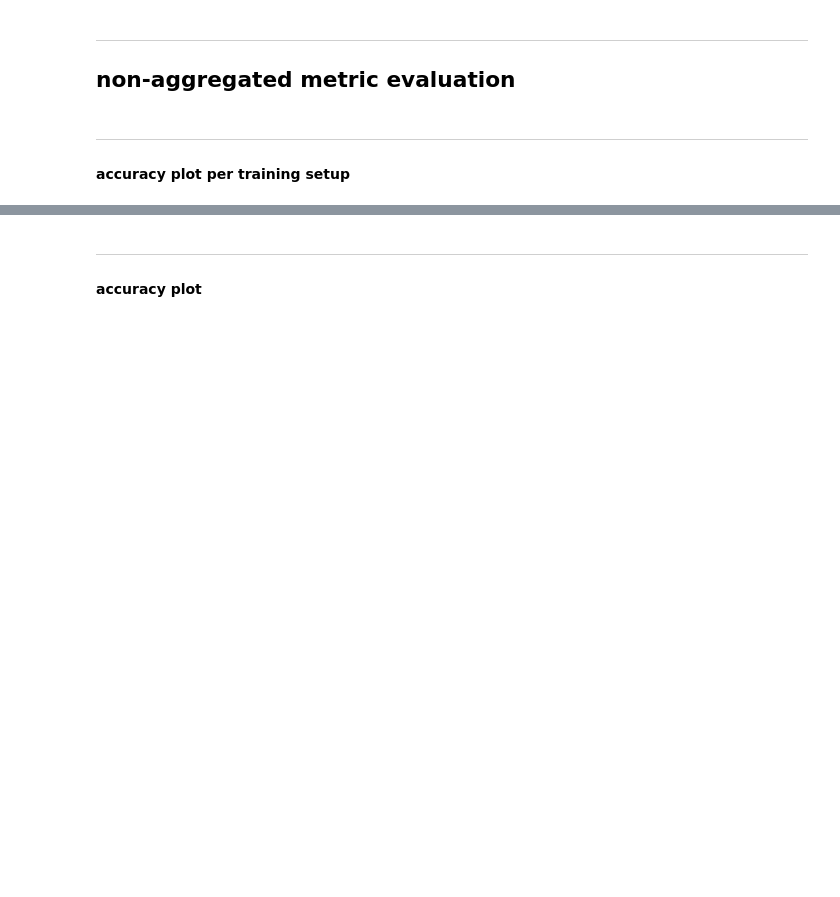
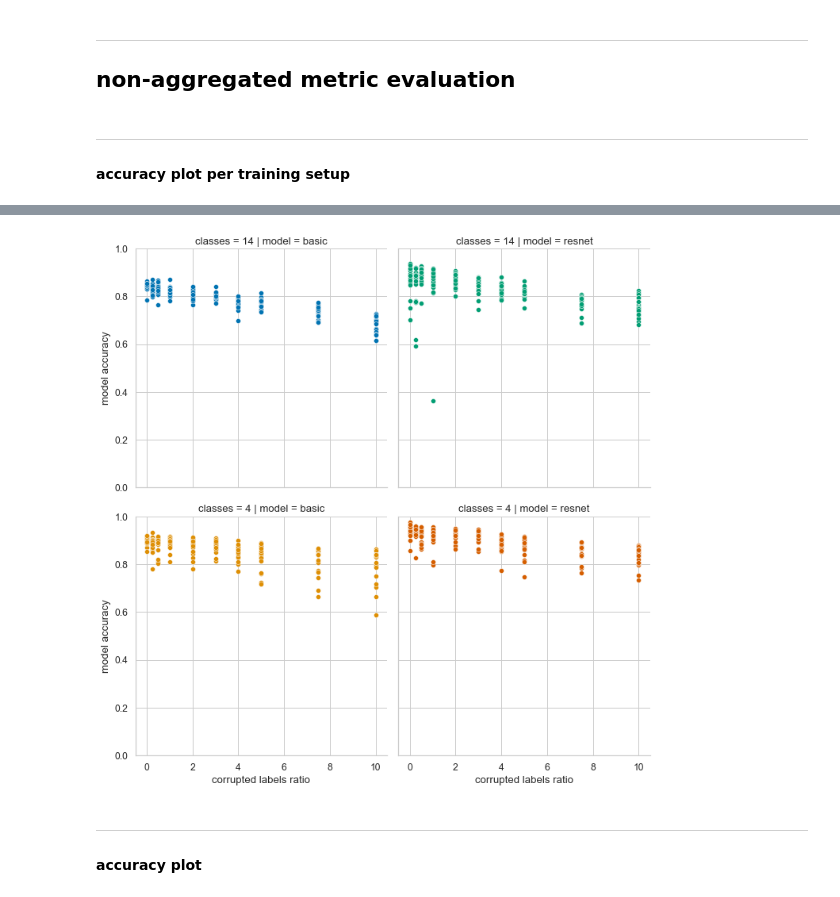
Before and after one commit to at-gmbh/corrupted-labels-effect, a Jupyter notebook: notebooks/result_visualization.ipynb, the cells around one changed output, grey strips where cells are left out. Saved outputs shown, nothing was run; the diff lists cells and outputs as text; code cells hidden in the pictures; blank space fills up the shorter version.

```diff
--- a/notebooks/result_visualization.ipynb
+++ b/notebooks/result_visualization.ipynb
@@ -84,23 +243,26 @@ df_accuracy_setup['color'] = df_accuracy_setup['model'] + ' ' + df_accuracy_setu
 # %%
 
 sns.set_style("whitegrid")
 g = sns.FacetGrid(
     df_accuracy_setup
     , col='model'
     , row='classes'
     , col_order=['basic', 'resnet']
     , height = 5
     , hue = 'color'
     , palette = 'colorblind'
-    , xlim = (0,1)
+    , ylim = (0, 1)
+    # , xlim = (0,11)
     , sharex = True
     , sharey = True
     , despine = True
 )
-g.map(sns.scatterplot, 'value', 'ratio')
-g.set_axis_labels('accuracy', 'false labels ratio')
+g.map(sns.scatterplot, 'ratio', 'value')
+g.set_axis_labels('corrupted labels ratio', 'model accuracy')
 
 g.savefig('../assets/train_setup_model_accuracy.png', dpi=300, facecolor='white')
+# %% [output]
+[figure, added]
 # %% [markdown]
 --------------
 
```
Also changed, not shown: parts of 33 cells of this notebook, 2 other files.
